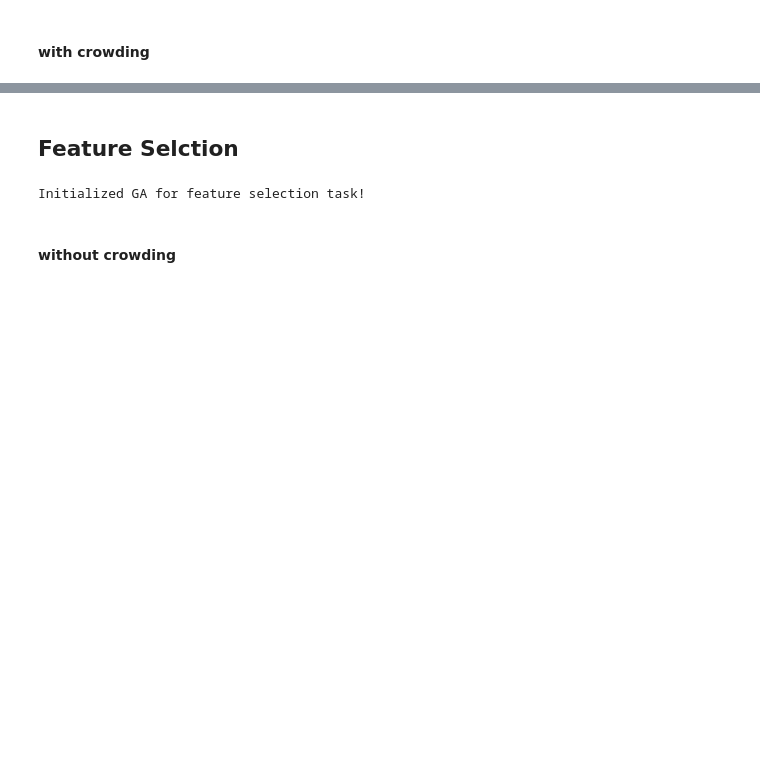
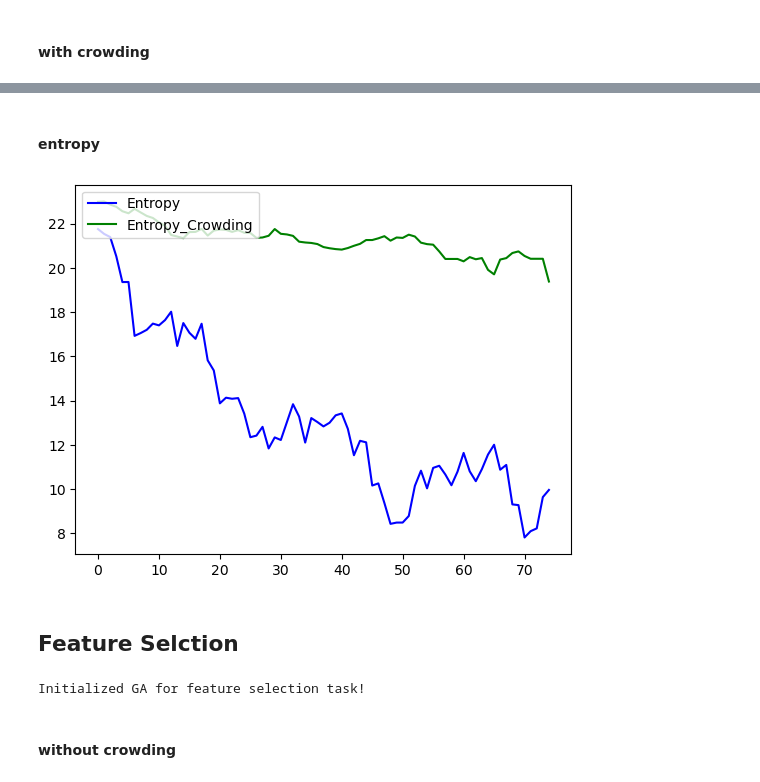
Before and after one commit to TristanWolfram/BioAi_Projects, a Jupyter notebook: Project_1/GA-demo.ipynb, the cells around one changed output, grey strips where cells are left out. Saved outputs shown, nothing was run; the diff lists cells and outputs as text; code cells hidden in the pictures; blank space fills up the shorter version.

```diff
--- a/Project_1/GA-demo.ipynb
+++ b/Project_1/GA-demo.ipynb
@@ -68,6 +90,7 @@ g, f, a_f, m_f, s_f = myGA.run(num_features, generation_number, population_size,
 
 plot_sga_progress(g, f)
 plot_average_fitness_progress(8, a_f, m_f, s_f)
+e_sine_wave = get_entropy_progress(g)
 # %% [output]
 started GA with num_features: 24, population_size: 32, generation number: 75, crossover rate: 0.8, mutation rate: 0.01
 initiliazed population with shape: (32, 24)
@@ -95,6 +145,7 @@ g, f, a_f, m_f, s_f = myGA.run(num_features, generation_number, population_size,
 
 plot_sga_progress(g, f)
 plot_average_fitness_progress(8, a_f, m_f, s_f)
+e_sine_wave_crowding = get_entropy_progress(g)
 # %% [output]
 started GA with num_features: 24, population_size: 32, generation number: 75, crossover rate: 0.8, mutation rate: 0.01
 initiliazed population with shape: (32, 24)
@@ -118,3 +169,9 @@ GA finished with best value of: 1.9999999937993218
+# %% [markdown]
+#### entropy
+# %%
+plot_entropy_progress(e_sine_wave, e_sine_wave_crowding)
+# %% [output]
+[figure, added]
 # %% [markdown]
 ## Feature Selction
 # %%
```
Also changed, not shown: parts of 10 cells of this notebook, 2 other files.
